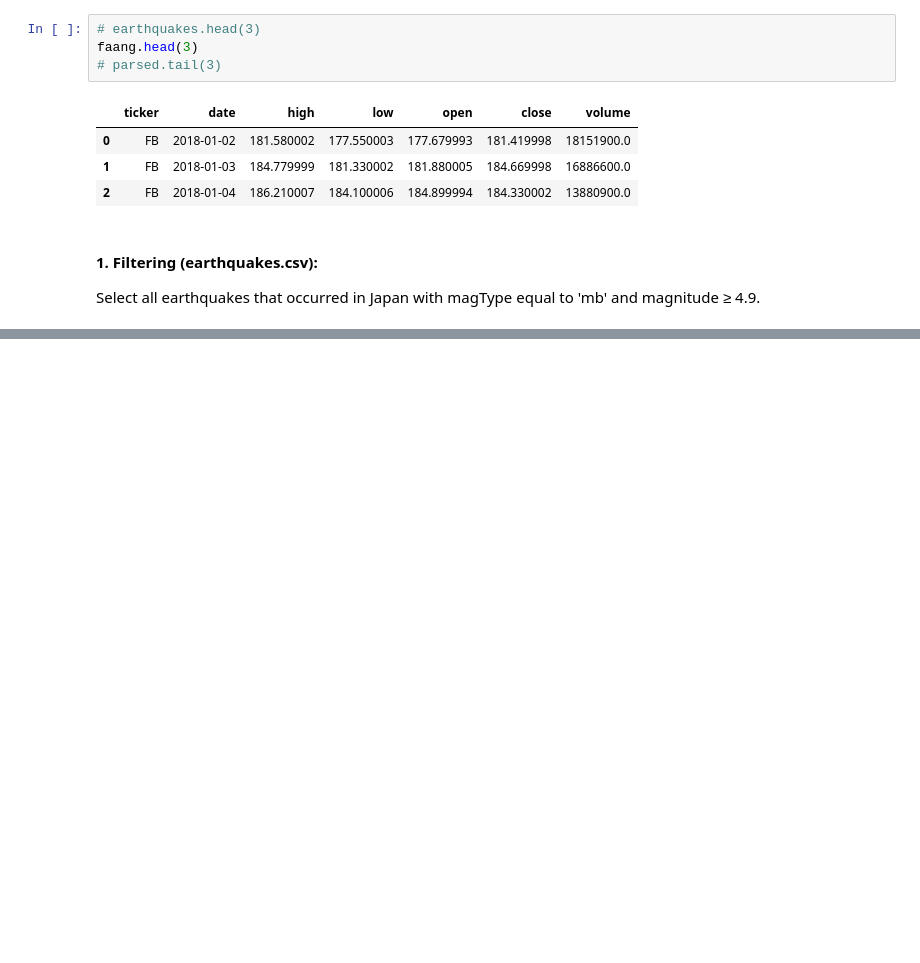
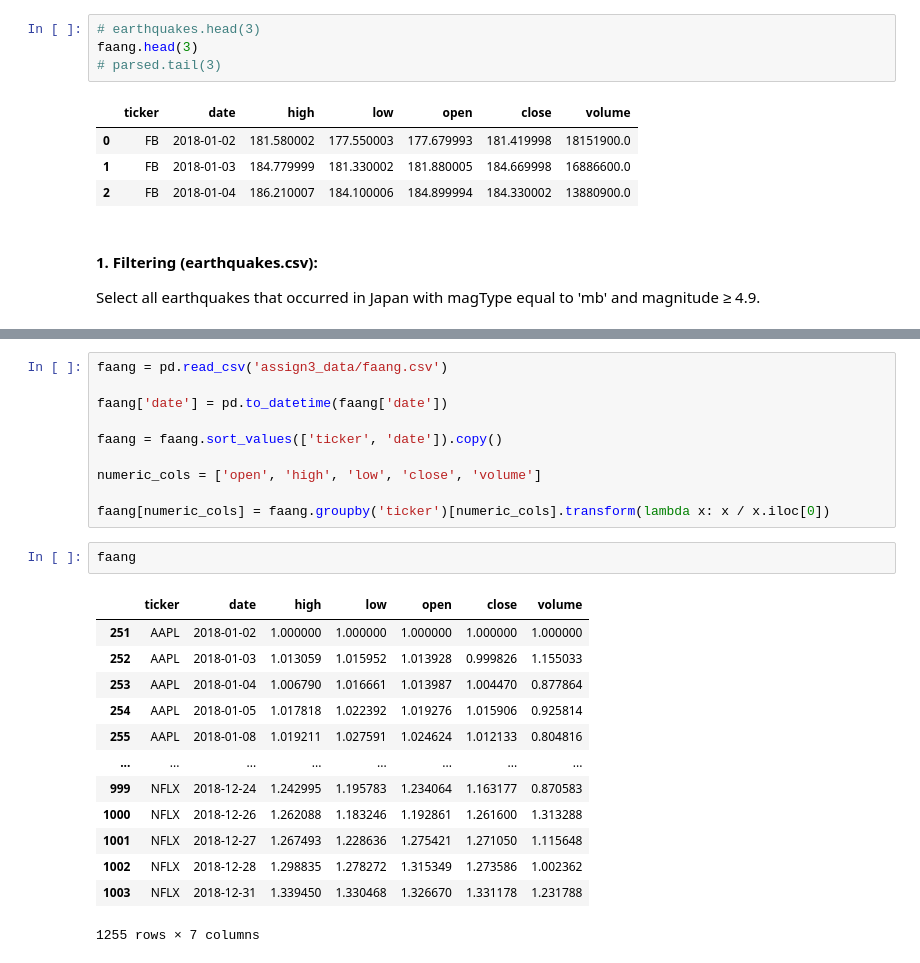
Before and after one commit to harinakhati/Python-AI_assignment, a Jupyter notebook: Assignment_III.ipynb, the cells around one changed output, grey strips where cells are left out. Drawn from its saved outputs; the diff is of its cells as text; blank space fills up the shorter version.

Commit message:
Assignment 3 done

```diff
--- a/Assignment_III.ipynb
+++ b/Assignment_III.ipynb
@@ -176,0 +340,26 @@ Select all earthquakes that occurred in Japan with magType equal to 'mb' and mag
+# %%
+faang = pd.read_csv('assign3_data/faang.csv')
+
+faang['date'] = pd.to_datetime(faang['date'])
+
+faang = faang.sort_values(['ticker', 'date']).copy()
+
+numeric_cols = ['open', 'high', 'low', 'close', 'volume']
+
+faang[numeric_cols] = faang.groupby('ticker')[numeric_cols].transform(lambda x: x / x.iloc[0])
+# %%
+faang
+# %% [output]
+|  | ticker | date | high | low | open | close | volume |
+| 251 | AAPL | 2018-01-02 | 1.000000 | 1.000000 | 1.000000 | 1.000000 | 1.000000 |
+| 252 | AAPL | 2018-01-03 | 1.013059 | 1.015952 | 1.013928 | 0.999826 | 1.155033 |
+| 253 | AAPL | 2018-01-04 | 1.006790 | 1.016661 | 1.013987 | 1.004470 | 0.877864 |
+| 254 | AAPL | 2018-01-05 | 1.017818 | 1.022392 | 1.019276 | 1.015906 | 0.925814 |
+| 255 | AAPL | 2018-01-08 | 1.019211 | 1.027591 | 1.024624 | 1.012133 | 0.804816 |
+| ... | ... | ... | ... | ... | ... | ... | ... |
+| 999 | NFLX | 2018-12-24 | 1.242995 | 1.195783 | 1.234064 | 1.163177 | 0.870583 |
+| 1000 | NFLX | 2018-12-26 | 1.262088 | 1.183246 | 1.192861 | 1.261600 | 1.313288 |
+| 1001 | NFLX | 2018-12-27 | 1.267493 | 1.228636 | 1.275421 | 1.271050 | 1.115648 |
+| 1002 | NFLX | 2018-12-28 | 1.298835 | 1.278272 | 1.315349 | 1.273586 | 1.002362 |
+| 1003 | NFLX | 2018-12-31 | 1.339450 | 1.330468 | 1.326670 | 1.331178 | 1.231788 |
+1255 rows × 7 columns
```
Also changed, not shown: parts of 21 cells of this notebook.
